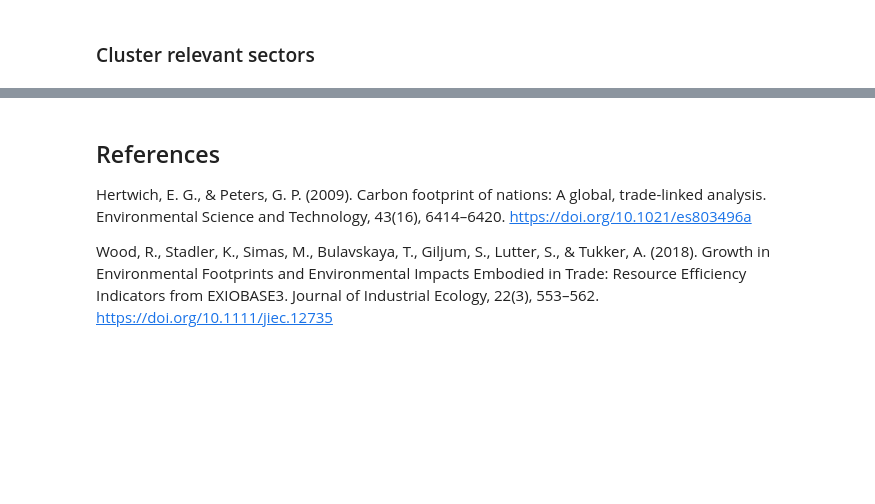
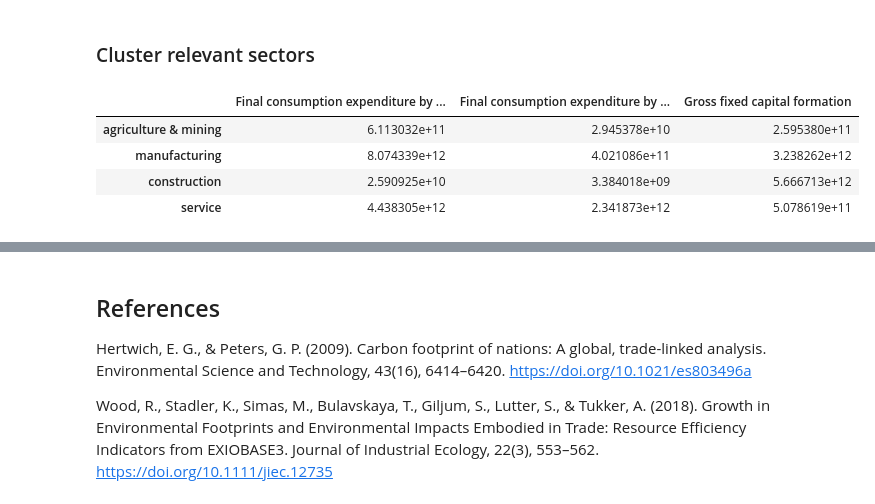
Before and after one commit to adrien-perello/EEIOA, a Jupyter notebook: scripts/06_MRIO_seminal_works.ipynb, the cells around one changed output, grey strips where cells are left out. Drawn from its saved outputs; the diff is of its cells as text; code cells hidden in the pictures; blank space fills up the shorter version.

```diff
--- a/scripts/06_MRIO_seminal_works.ipynb
+++ b/scripts/06_MRIO_seminal_works.ipynb
@@ -163,16 +163,27 @@ df_co2
 # %%
 
 # cluster relevant sectors together
 clusters = {
     'agriculture & mining' : sector_labels[0:41],
     'manufacturing': sector_labels[41:149],
     'construction': sector_labels[149:151],
     'service': sector_labels[151:200],
 }
 
+# create empty dataframe
 Footprint = pd.DataFrame(np.nan, index=clusters.keys(), columns=df_co2.columns)
+# and fill it
 for cluster, labels in clusters.items():
     Footprint.loc[cluster] = df_co2.loc[labels].sum(axis=0)
+
+# Visualize
+Footprint
+# %% [output]
+|  | Final consumption expenditure by ... | Final consumption expenditure by ... | Gross fixed capital formation |
+| agriculture & mining | 6.113032e+11 | 2.945378e+10 | 2.595380e+11 |
+| manufacturing | 8.074339e+12 | 4.021086e+11 | 3.238262e+12 |
+| construction | 2.590925e+10 | 3.384018e+09 | 5.666713e+12 |
+| service | 4.438305e+12 | 2.341873e+12 | 5.078619e+11 |
 # %%
 # Plot results
 Footprint.T.plot(  # transpose to show per final demand sector
```
Also changed, not shown: parts of 1 cell of this notebook, 1 other file.
